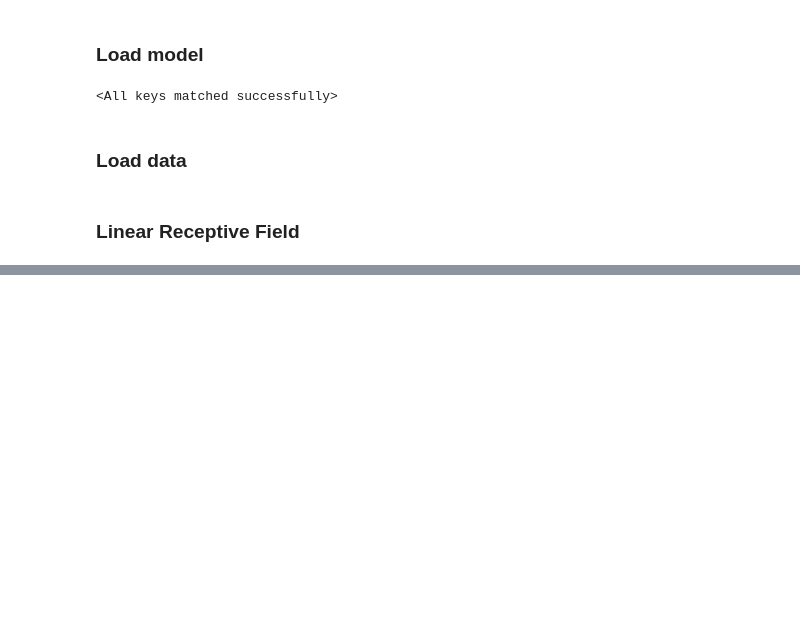
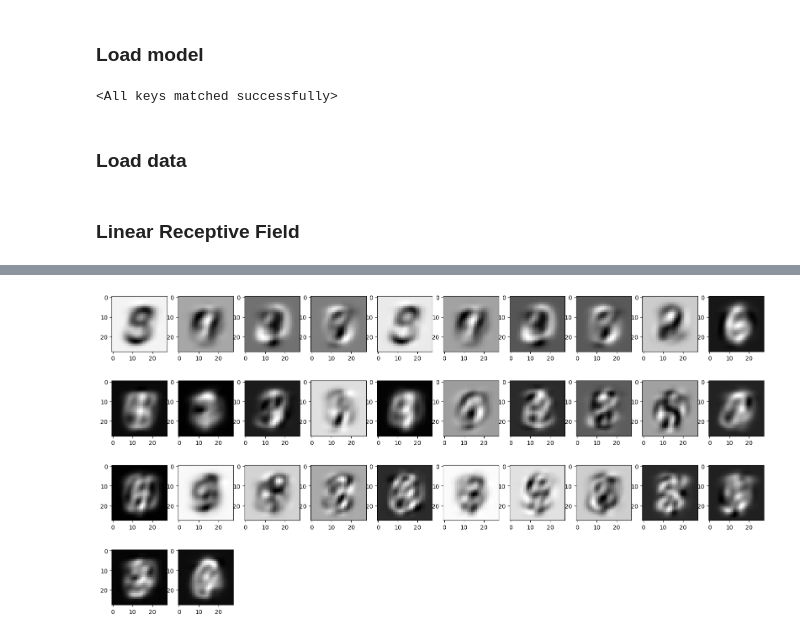
Before and after one commit to DiJam20/developing-autoencoders, a Jupyter notebook: 08_Receptive_Field.ipynb, the cells around one changed output, grey strips where cells are left out. Cells and saved outputs as stored; diff of their text form; code cells hidden in the pictures; blank space fills up the shorter version.

```diff
--- a/08_Receptive_Field.ipynb
+++ b/08_Receptive_Field.ipynb
@@ -114,0 +121,12 @@ plt.savefig(plotpath + 'sae_linear.pdf',bbox_inches='tight')
+# %%
+rf_dae = get_RF_linear(dae, mnist_test)
+
+fig = plt.figure(figsize=(20,10))
+
+for i,rf in enumerate(rf_dae):
+    plt.subplot(4,10,i+1)
+    plt.imshow(rf.reshape(28,28),cmap='binary_r')
+
+plt.savefig(plotpath + 'dae_linear.pdf',bbox_inches='tight')
+# %% [output]
+[figure, added]
```
Also changed, not shown: parts of 31 cells of this notebook.
